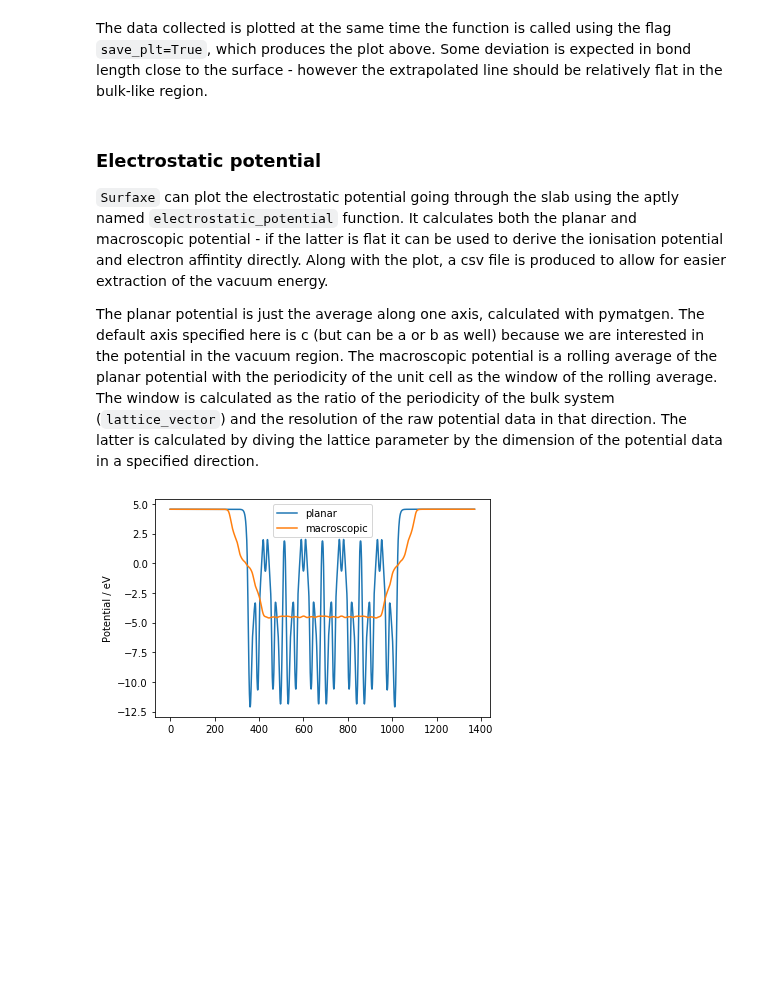
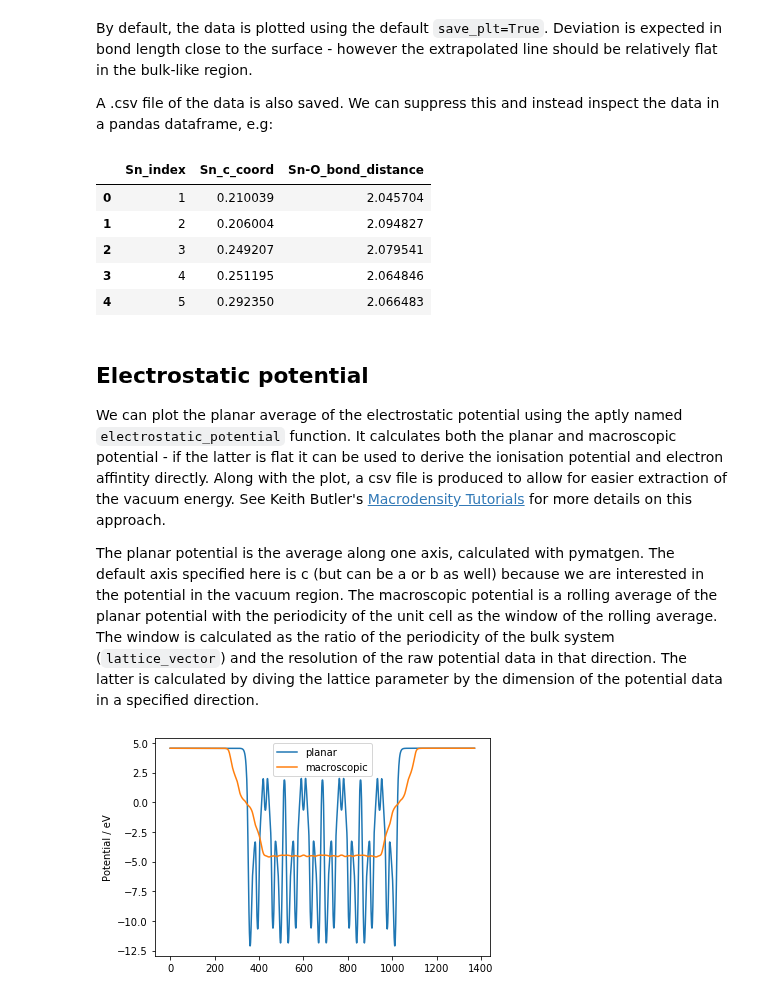
Before and after one commit to SMTG-Bham/surfaxe, a Jupyter notebook: tutorials/analysis/analysis_tutorial.ipynb, the cells around one changed output. Cells and saved outputs as stored; diff of their text form; code cells hidden in the pictures; blank space fills up the shorter version.

```diff
--- a/tutorials/analysis/analysis_example.ipynb
+++ b/tutorials/analysis/analysis_tutorial.ipynb
@@ -19,11 +31,25 @@ bond_analysis(structure=str(path_to_analysis_data.joinpath('CONTCAR_SnO2')),
 # %% [markdown]
-The data collected is plotted at the same time the function is called using the flag `save_plt=True`, which produces the plot above. Some deviation is expected in bond length close to the surface - however the extrapolated line should be relatively flat in the bulk-like region.
+By default, the data is plotted using the default `save_plt=True`. Deviation is expected in bond length close to the surface - however the extrapolated line should be relatively flat in the bulk-like region.
+
+A .csv file of the data is also saved. We can suppress this and instead inspect the data in a pandas dataframe, e.g:
+# %%
+df = bond_analysis(structure=str(path_to_analysis_data.joinpath('CONTCAR_SnO2')),
+              bonds=[['Sn', 'O']], save_csv=False, save_plt=False)
+
+df.head()
+# %% [output]
+|  | Sn_index | Sn_c_coord | Sn-O_bond_distance |
+| 0 | 1 | 0.210039 | 2.045704 |
+| 1 | 2 | 0.206004 | 2.094827 |
+| 2 | 3 | 0.249207 | 2.079541 |
+| 3 | 4 | 0.251195 | 2.064846 |
+| 4 | 5 | 0.292350 | 2.066483 |
 # %% [markdown]
-### Electrostatic potential
+## Electrostatic potential
 
-`Surfaxe` can plot the electrostatic potential going through the slab using the aptly named `electrostatic_potential` function. It calculates both the planar and macroscopic potential - if the latter is flat it can be used to derive the ionisation potential and electron affintity directly. Along with the plot, a csv file is produced to allow for easier extraction of the vacuum energy.
+We can plot the planar average of the electrostatic potential using the aptly named `electrostatic_potential` function. It calculates both the planar and macroscopic potential - if the latter is flat it can be used to derive the ionisation potential and electron affintity directly. Along with the plot, a csv file is produced to allow for easier extraction of the vacuum energy. See Keith Butler's [Macrodensity Tutorials](https://github.com/WMD-group/MacroDensity/tree/master/tutorials) for more details on this approach.
 
-The planar potential is just the average along one axis, calculated with pymatgen. The default axis specified here is c (but can be a or b as well) because we are interested in the potential in the vacuum region. The macroscopic potential is a rolling average of the planar potential with the periodicity of the unit cell as the window of the rolling average. The window is calculated as the ratio of the periodicity of the bulk system (`lattice_vector`) and the resolution of the raw potential data in that direction. The latter is calculated by diving the lattice parameter by the dimension of the potential data in a specified direction.
+The planar potential is the average along one axis, calculated with pymatgen. The default axis specified here is c (but can be a or b as well) because we are interested in the potential in the vacuum region. The macroscopic potential is a rolling average of the planar potential with the periodicity of the unit cell as the window of the rolling average. The window is calculated as the ratio of the periodicity of the bulk system (`lattice_vector`) and the resolution of the raw potential data in that direction. The latter is calculated by diving the lattice parameter by the dimension of the potential data in a specified direction.
 # %%
 electrostatic_potential(lattice_vector=11.5,
                         locpot=path_to_analysis_data.joinpath('LOCPOT'),
```
Also changed, not shown: parts of 10 cells of this notebook.
